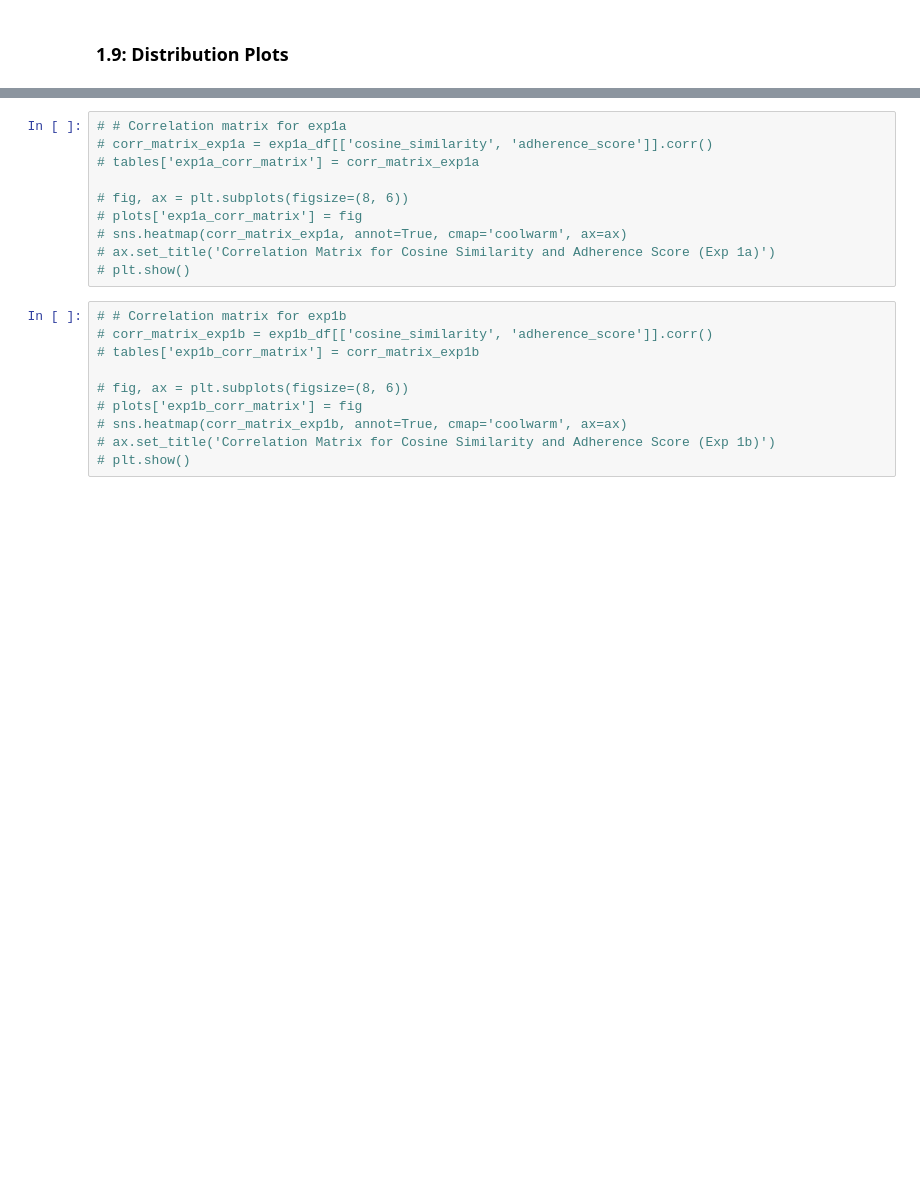
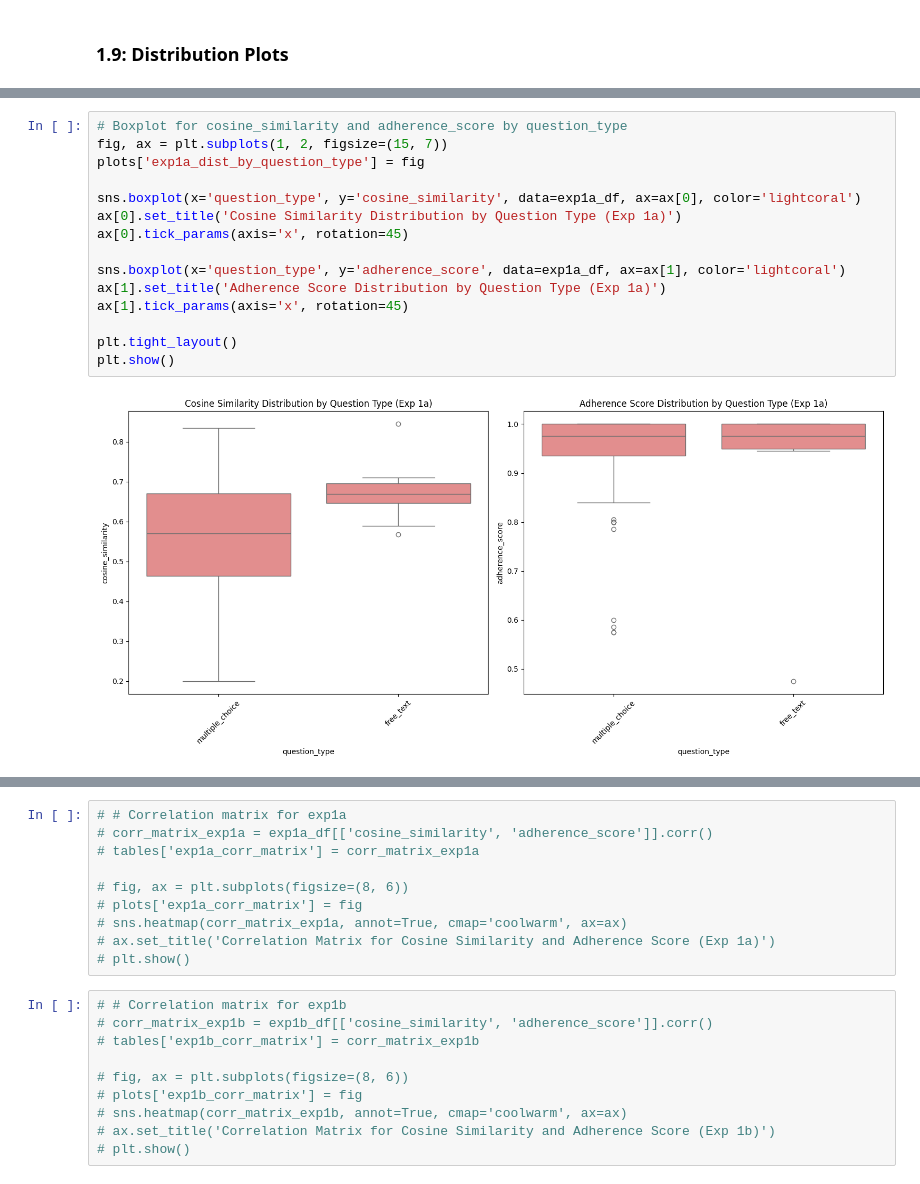
Before and after one commit to mgrube753/bachelor-thesis, a Jupyter notebook: 20_experiments/50_src/evaluation.ipynb, the cells around one changed output, grey strips where cells are left out. Drawn from its saved outputs; the diff is of its cells as text; blank space fills up the shorter version.

```diff
--- a/20_experiments/50_src/evaluation.ipynb
+++ b/20_experiments/50_src/evaluation.ipynb
@@ -290,0 +545,17 @@ plt.show()
+# %%
+# Boxplot for cosine_similarity and adherence_score by question_type
+fig, ax = plt.subplots(1, 2, figsize=(15, 7))
+plots['exp1a_dist_by_question_type'] = fig
+
+sns.boxplot(x='question_type', y='cosine_similarity', data=exp1a_df, ax=ax[0], color='lightcoral')
+ax[0].set_title('Cosine Similarity Distribution by Question Type (Exp 1a)')
+ax[0].tick_params(axis='x', rotation=45)
+
+sns.boxplot(x='question_type', y='adherence_score', data=exp1a_df, ax=ax[1], color='lightcoral')
+ax[1].set_title('Adherence Score Distribution by Question Type (Exp 1a)')
+ax[1].tick_params(axis='x', rotation=45)
+
+plt.tight_layout()
+plt.show()
+# %% [output]
+[figure, added]
```
Also changed, not shown: parts of 46 cells of this notebook, 7 other files.
